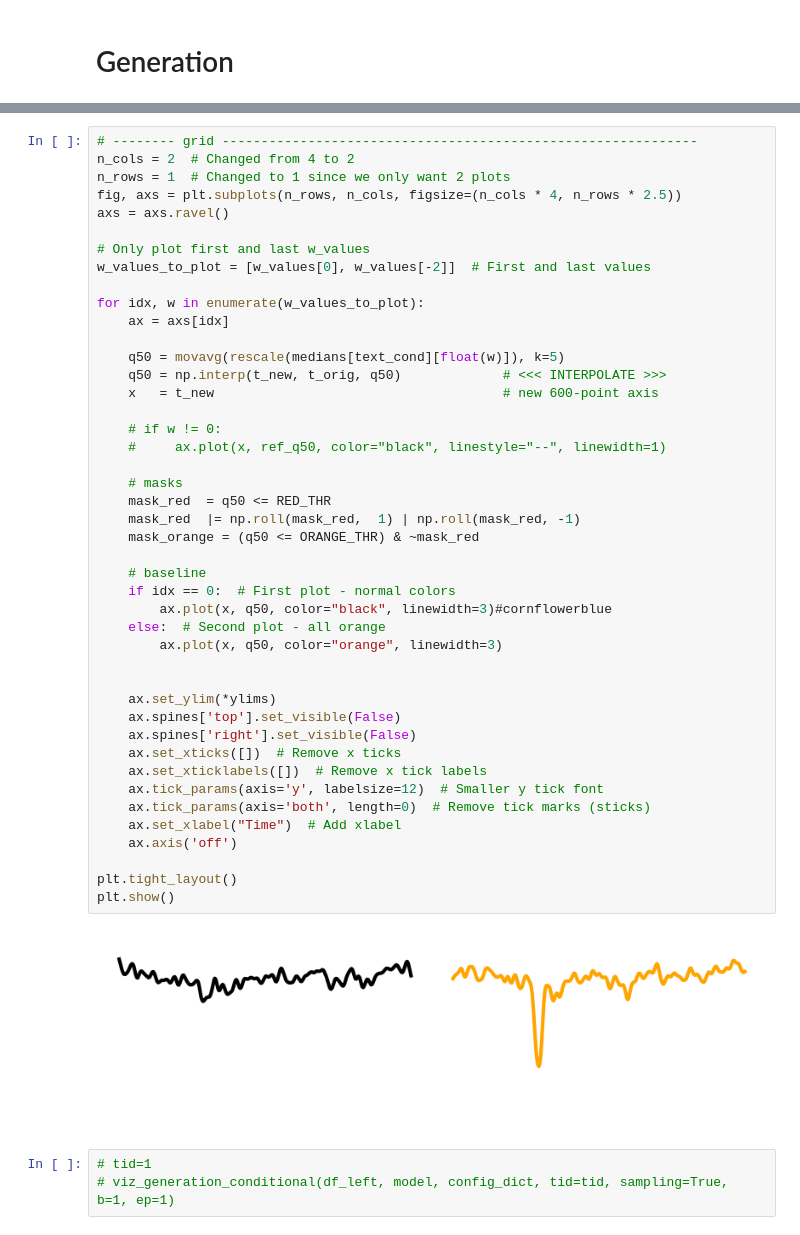
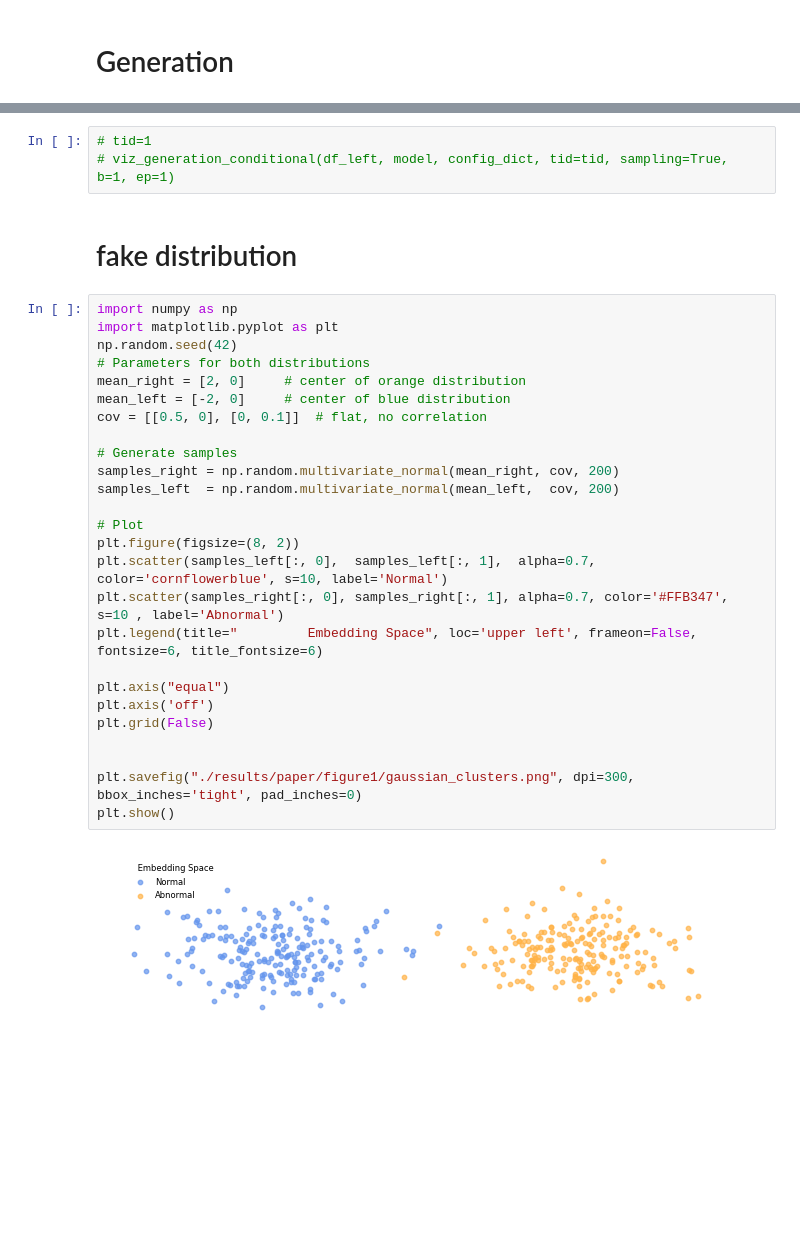
Before and after one commit to JiaxingQiu/InstructTime, a Jupyter notebook: script/VITAL/results_eng/main_nicu-brady.ipynb, the cells around one changed output, grey strips where cells are left out. Cells and saved outputs as stored; diff of their text form; blank space fills up the shorter version.

```diff
--- a/script/VITAL/results_eng/main_nicu-brady.ipynb
+++ b/script/VITAL/results_eng/main_nicu-brady.ipynb
@@ -229,49 +265,33 @@ plt.show()
-# %%
-# -------- grid -------------------------------------------------------------
-n_cols = 2  # Changed from 4 to 2
-n_rows = 1  # Changed to 1 since we only want 2 plots
-fig, axs = plt.subplots(n_rows, n_cols, figsize=(n_cols * 4, n_rows * 2.5))
-axs = axs.ravel()
-
-# Only plot first and last w_values
-w_values_to_plot = [w_values[0], w_values[-2]]  # First and last values
-
-for idx, w in enumerate(w_values_to_plot):
-    ax = axs[idx]
-
-    q50 = movavg(rescale(medians[text_cond][float(w)]), k=5)
-    q50 = np.interp(t_new, t_orig, q50)             # <<< INTERPOLATE >>>
-    x   = t_new                                     # new 600-point axis
-
-    # if w != 0:
-    #     ax.plot(x, ref_q50, color="black", linestyle="--", linewidth=1)
-
-    # masks
-    mask_red  = q50 <= RED_THR
-    mask_red  |= np.roll(mask_red,  1) | np.roll(mask_red, -1)
-    mask_orange = (q50 <= ORANGE_THR) & ~mask_red
-
-    # baseline
-    if idx == 0:  # First plot - normal colors
-        ax.plot(x, q50, color="black", linewidth=3)#cornflowerblue
-    else:  # Second plot - all orange
-        ax.plot(x, q50, color="orange", linewidth=3)
-
-
-    ax.set_ylim(*ylims)
-    ax.spines['top'].set_visible(False)
-    ax.spines['right'].set_visible(False)
-    ax.set_xticks([])  # Remove x ticks
-    ax.set_xticklabels([])  # Remove x tick labels
-    ax.tick_params(axis='y', labelsize=12)  # Smaller y tick font
-    ax.tick_params(axis='both', length=0)  # Remove tick marks (sticks)
-    ax.set_xlabel("Time")  # Add xlabel
-    ax.axis('off')
-
-plt.tight_layout()
-plt.show()
-# %% [output]
-[figure, removed]
 # %%
 # tid=1
 # viz_generation_conditional(df_left, model, config_dict, tid=tid, sampling=True, b=1, ep=1)
+# %% [markdown]
+# fake distribution
+# %%
+import numpy as np
+import matplotlib.pyplot as plt
+np.random.seed(42)
+# Parameters for both distributions
+mean_right = [2, 0]     # center of orange distribution
+mean_left = [-2, 0]     # center of blue distribution
+cov = [[0.5, 0], [0, 0.1]]  # flat, no correlation
+
+# Generate samples
+samples_right = np.random.multivariate_normal(mean_right, cov, 200)
+samples_left  = np.random.multivariate_normal(mean_left,  cov, 200)
+
+# Plot
+plt.figure(figsize=(8, 2))
+plt.scatter(samples_left[:, 0],  samples_left[:, 1],  alpha=0.7, color='cornflowerblue', s=10, label='Normal')
+plt.scatter(samples_right[:, 0], samples_right[:, 1], alpha=0.7, color='#FFB347', s=10 , label='Abnormal')
+plt.legend(title="         Embedding Space", loc='upper left', frameon=False, fontsize=6, title_fontsize=6)
+
+plt.axis("equal")
+plt.axis('off')
+plt.grid(False)
+
+
+plt.savefig("./results/paper/figure1/gaussian_clusters.png", dpi=300, bbox_inches='tight', pad_inches=0)
+plt.show()
+# %% [output]
+[figure, added]
```
Also changed, not shown: parts of 6 cells of this notebook, 4 other files.
